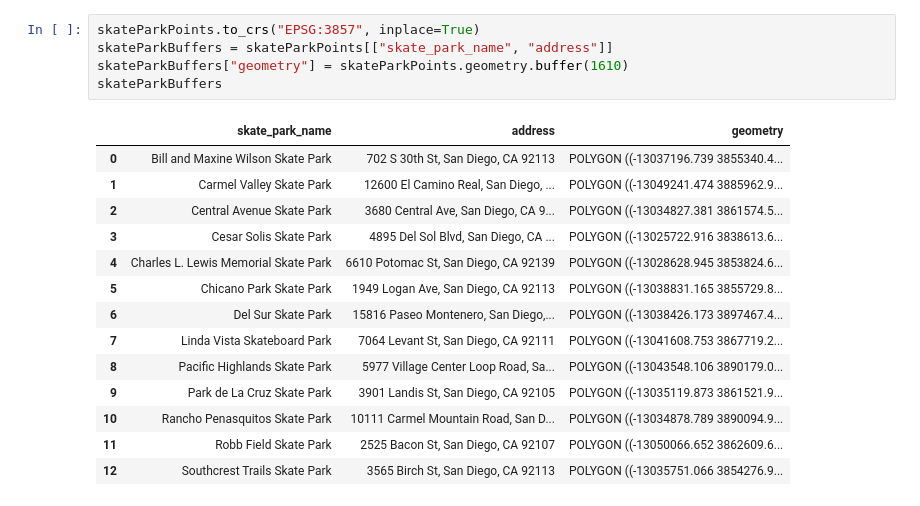
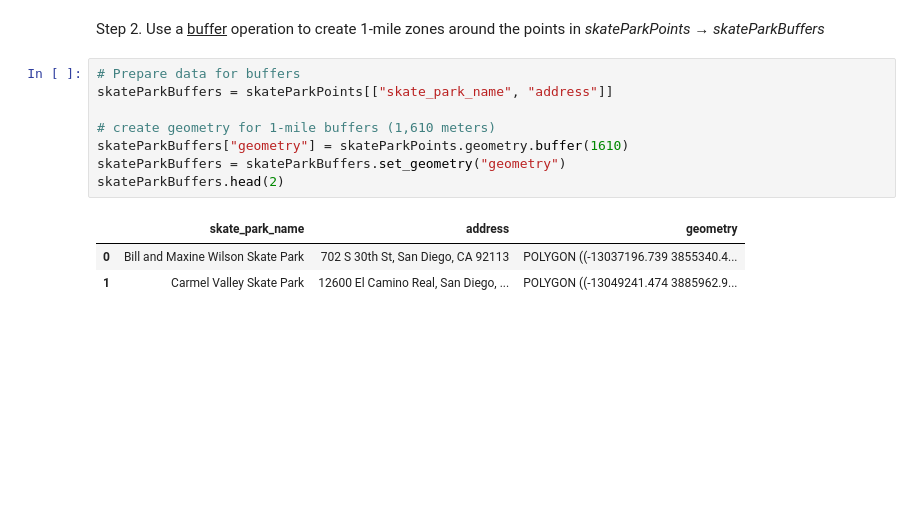
Before and after one commit to jlembury/kickflip-cartography-demo, a Jupyter notebook: kickflip_cartography_demo.ipynb, the cells around one changed output. Saved outputs shown, nothing was run; the diff lists cells and outputs as text; blank space fills up the shorter version.

Commit message:
format demo steps

```diff
--- a/kickflip_cartography_demo.ipynb
+++ b/kickflip_cartography_demo.ipynb
@@ -99,20 +107,14 @@ WARNING:urllib3.connectionpool:Retrying (Retry(total=1, connect=None, read=None,
+# %% [markdown]
+Step 2. Use a <u>buffer</u> operation to create 1-mile zones around the points in <em>skateParkPoints</em>  → <em>skateParkBuffers</em>
 # %%
-skateParkPoints.to_crs("EPSG:3857", inplace=True)
+# Prepare data for buffers
 skateParkBuffers = skateParkPoints[["skate_park_name", "address"]]
+
+# create geometry for 1-mile buffers (1,610 meters)
 skateParkBuffers["geometry"] = skateParkPoints.geometry.buffer(1610)
-skateParkBuffers
+skateParkBuffers = skateParkBuffers.set_geometry("geometry")
+skateParkBuffers.head(2)
 # %% [output]
 |  | skate_park_name | address | geometry |
 | 0 | Bill and Maxine Wilson Skate Park | 702 S 30th St, San Diego, CA 92113 | POLYGON ((-13037196.739 3855340.4... |
 | 1 | Carmel Valley Skate Park | 12600 El Camino Real, San Diego, ... | POLYGON ((-13049241.474 3885962.9... |
-| 2 | Central Avenue Skate Park | 3680 Central Ave, San Diego, CA 9... | POLYGON ((-13034827.381 3861574.5... |
-| 3 | Cesar Solis Skate Park | 4895 Del Sol Blvd, San Diego, CA ... | POLYGON ((-13025722.916 3838613.6... |
-| 4 | Charles L. Lewis Memorial Skate Park | 6610 Potomac St, San Diego, CA 92139 | POLYGON ((-13028628.945 3853824.6... |
-| 5 | Chicano Park Skate Park | 1949 Logan Ave, San Diego, CA 92113 | POLYGON ((-13038831.165 3855729.8... |
-| 6 | Del Sur Skate Park | 15816 Paseo Montenero, San Diego,... | POLYGON ((-13038426.173 3897467.4... |
-| 7 | Linda Vista Skateboard Park | 7064 Levant St, San Diego, CA 92111 | POLYGON ((-13041608.753 3867719.2... |
-| 8 | Pacific Highlands Skate Park | 5977 Village Center Loop Road, Sa... | POLYGON ((-13043548.106 3890179.0... |
-| 9 | Park de La Cruz Skate Park | 3901 Landis St, San Diego, CA 92105 | POLYGON ((-13035119.873 3861521.9... |
-| 10 | Rancho Penasquitos Skate Park | 10111 Carmel Mountain Road, San D... | POLYGON ((-13034878.789 3890094.9... |
-| 11 | Robb Field Skate Park | 2525 Bacon St, San Diego, CA 92107 | POLYGON ((-13050066.652 3862609.6... |
-| 12 | Southcrest Trails Skate Park | 3565 Birch St, San Diego, CA 92113 | POLYGON ((-13035751.066 3854276.9... |
```
Also changed, not shown: parts of 21 cells of this notebook.
